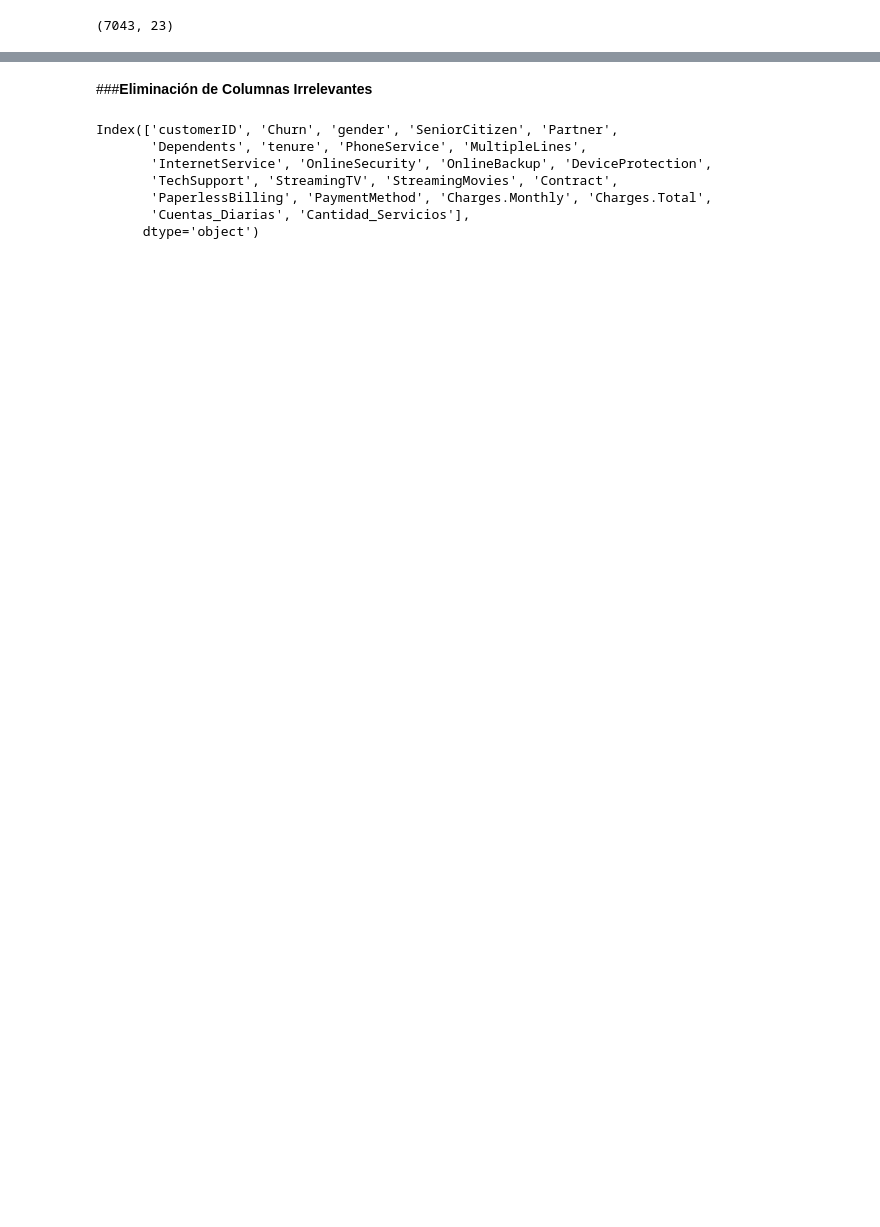
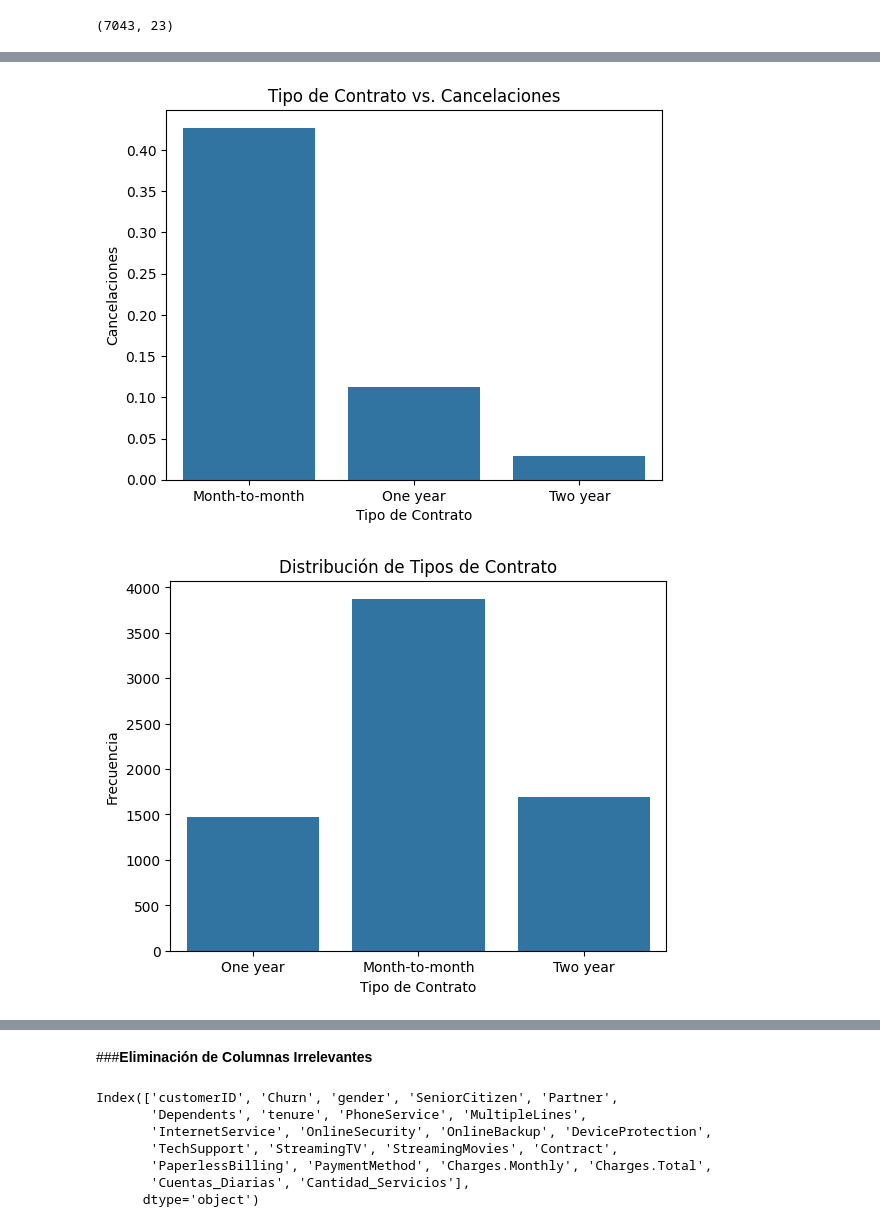
Before and after one commit to Yaaxek/TelecomX-Parte2-Churn, a Jupyter notebook: TelecomX_Parte2_Churn.ipynb, the cells around one changed output, grey strips where cells are left out. Saved outputs shown, nothing was run; the diff lists cells and outputs as text; code cells hidden in the pictures; blank space fills up the shorter version.

```diff
--- a/TelecomX_Parte2_Churn.ipynb
+++ b/TelecomX_Parte2_Churn.ipynb
@@ -44,0 +79,18 @@ datos.shape
+# %%
+import seaborn as sns
+import matplotlib.pyplot as plt
+avg_contract=datos.groupby('Contract')['Churn'].mean().reset_index()
+sns.barplot(x='Contract',y='Churn',data=avg_contract)
+plt.title('Tipo de Contrato vs. Cancelaciones')
+plt.xlabel('Tipo de Contrato')
+plt.ylabel('Cancelaciones')
+plt.show()
+
+sns.countplot(data=datos, x='Contract')
+plt.title('Distribución de Tipos de Contrato')
+plt.xlabel('Tipo de Contrato')
+plt.ylabel('Frecuencia')
+plt.show()
+# %% [output]
+[figure, added]
+[figure, added]
```
Also changed, not shown: parts of 74 cells of this notebook.
